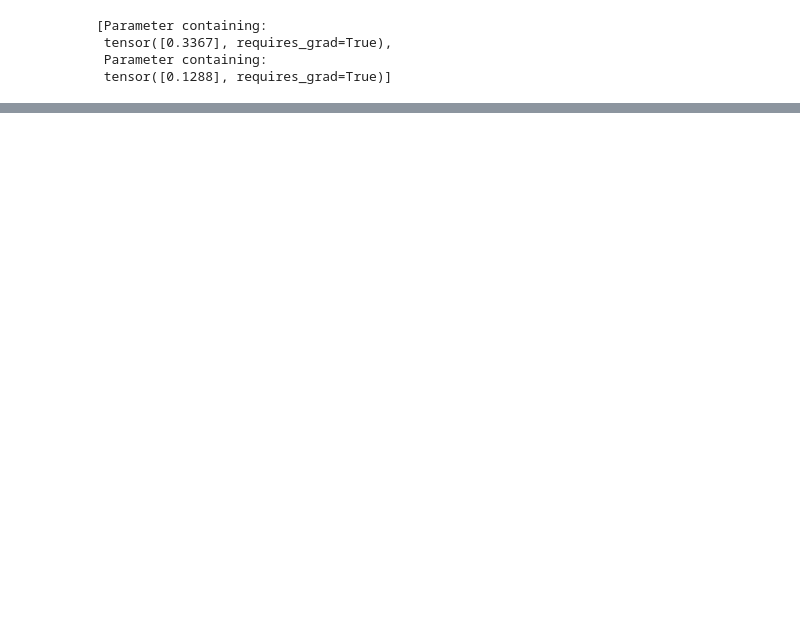
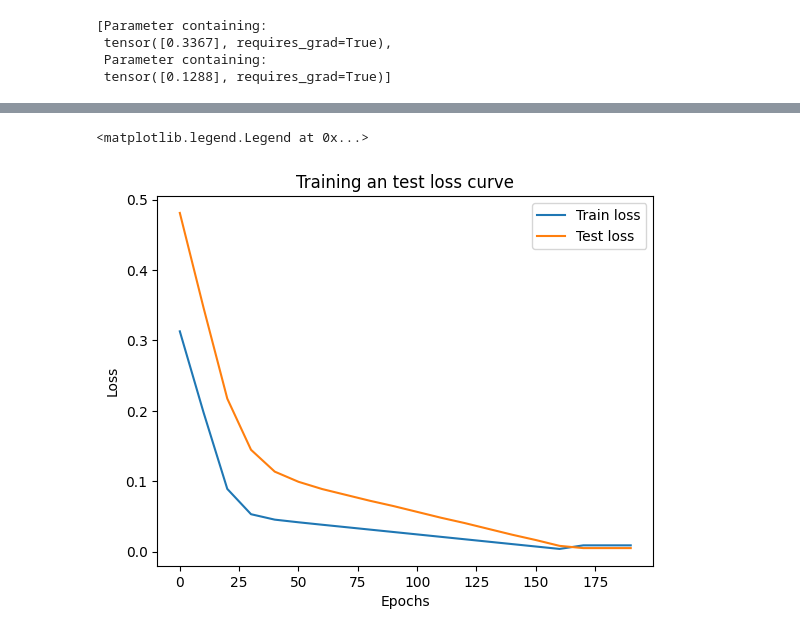
Before and after one commit to gauthiermartin/deeplearning-with-pytorch-course, a Jupyter notebook: 01_pytorch_workflow_fundamentals.ipynb, the cells around one changed output, grey strips where cells are left out. Drawn from its saved outputs; the diff is of its cells as text; code cells hidden in the pictures; blank space fills up the shorter version.

```diff
--- a/01_pytorch_workflow_fundamentals.ipynb
+++ b/01_pytorch_workflow_fundamentals.ipynb
@@ -348,7 +350,12 @@ list(model_0.parameters())
  tensor([0.1288], requires_grad=True)]
 # %%
 # An epochs is one loop through the data (this is a hyperparameter) because we set them ourselfs
-epochs = 10
+epochs = 200
+
+#Tracking experiment
+epoch_count = []
+loss_values = []
+test_loss_values = []
 
 
 ### Training
@@ -357,19 +364,35 @@ for epoch in range(epochs):
   # Set model in training mode
   model_0.train() # train. mode in PyTorch sets all parameters that require gradients to require gradients
 
-  #1. Foward pass
+  #1. Foward pass(Foward propagation)
   y_pred = model_0.forward(X_train)
 
-  #2. Calculate the loss
+  #2. Calculate the loss (how different are the model's predictions to the true values)
   loss = loss_fn(y_pred, y_train)
 
-  #3. Optimizer zero grad
+  #3. Optimizer zero grad (Zero the gradiants since they accumulate by default)
   optimizer.zero_grad()
 
-  #4. Perform backpropagation on the lost with respect to the parameters of the model
+  #4. Perform Backpropagation on the loss with respect to the parameters of the model
   loss.backward()
 
   #5. Step the optimizer (perform gradient descent)
   optimizer.step() # by default how the optimizer changes will accumulate through the loop so ... we have to zero them above in step 3
 
-  #model_0.eval() #turns of gradient tracking
+  ## Testing
+  model_0.eval() #turns off different settings in the model not needed for evaluation (dropout/batch norm layers)
+
+  with torch.inference_mode(): # This turns of gradiant tracking & couple of thing behind the scene (you might also see torch.no_grad() in older PyTorch Code)
+    # 1. Do the foward pass
+    test_pred = model_0.forward(X_test)
+
+    # 2. Calculate test lost
+    test_loss = loss_fn(test_pred, y_test)
+
+  if epoch % 10 == 0:
+    epoch_count.append(epoch)
+    loss_values.append(loss)
+    test_loss_values.append(test_loss)
+
+    # Print out what's happenin.....
+    print(f"Epoch: {epoch} | Train Loss: {loss} | Test loss:{test_loss} |||| weight:{model_0.state_dict()['weights']} | bias: {model_0.state_dict()['bias']} ")
@@ -375,0 +420,10 @@ for epoch in range(epochs):
+# %%
+plt.plot(epoch_count, np.array(torch.tensor(loss_values).numpy()), label="Train loss")
+plt.plot(epoch_count, test_loss_values, label="Test loss")
+plt.title("Training an test loss curve")
+plt.ylabel("Loss")
+plt.xlabel("Epochs")
+plt.legend()
+# %% [output]
+<matplotlib.legend.Legend at 0x...>
+[figure, added]
```
Also changed, not shown: parts of 44 cells of this notebook.
